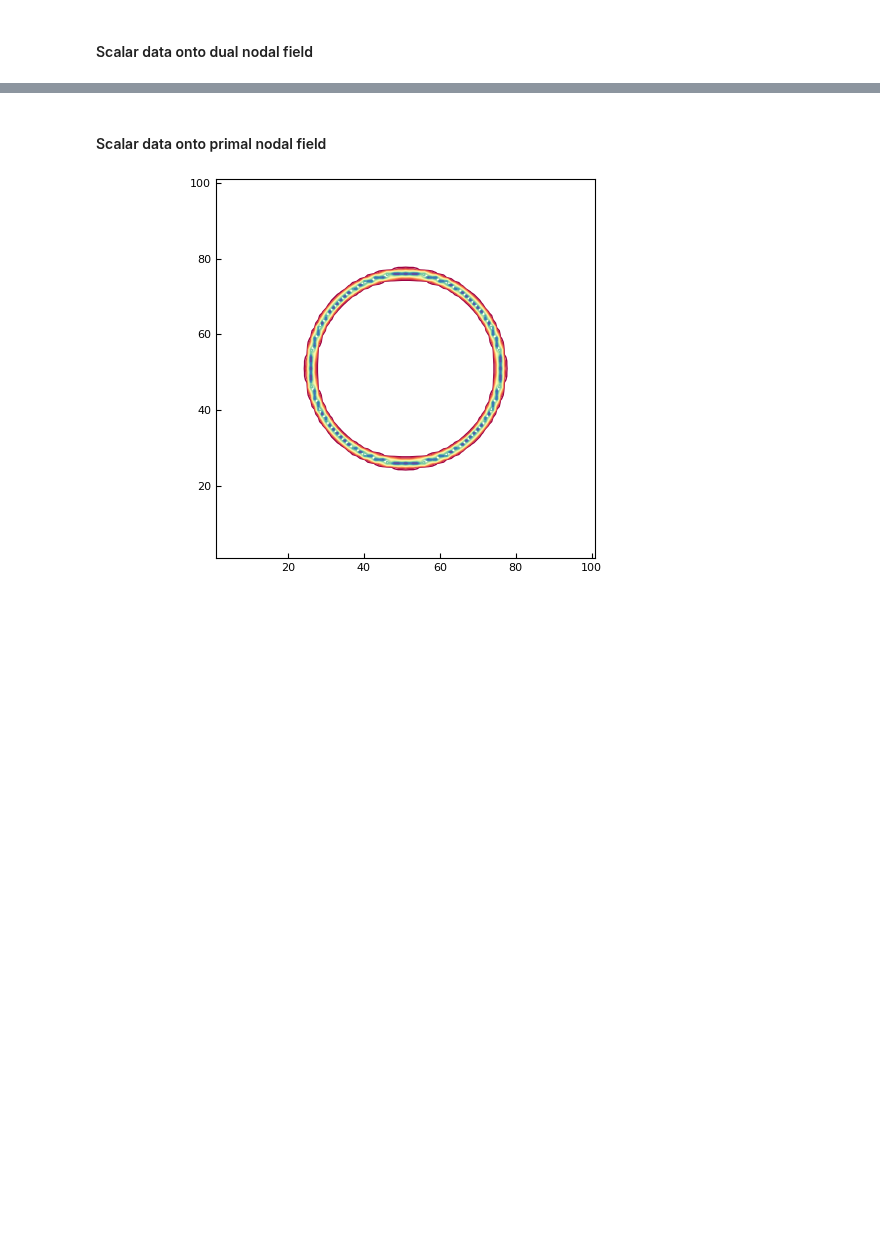
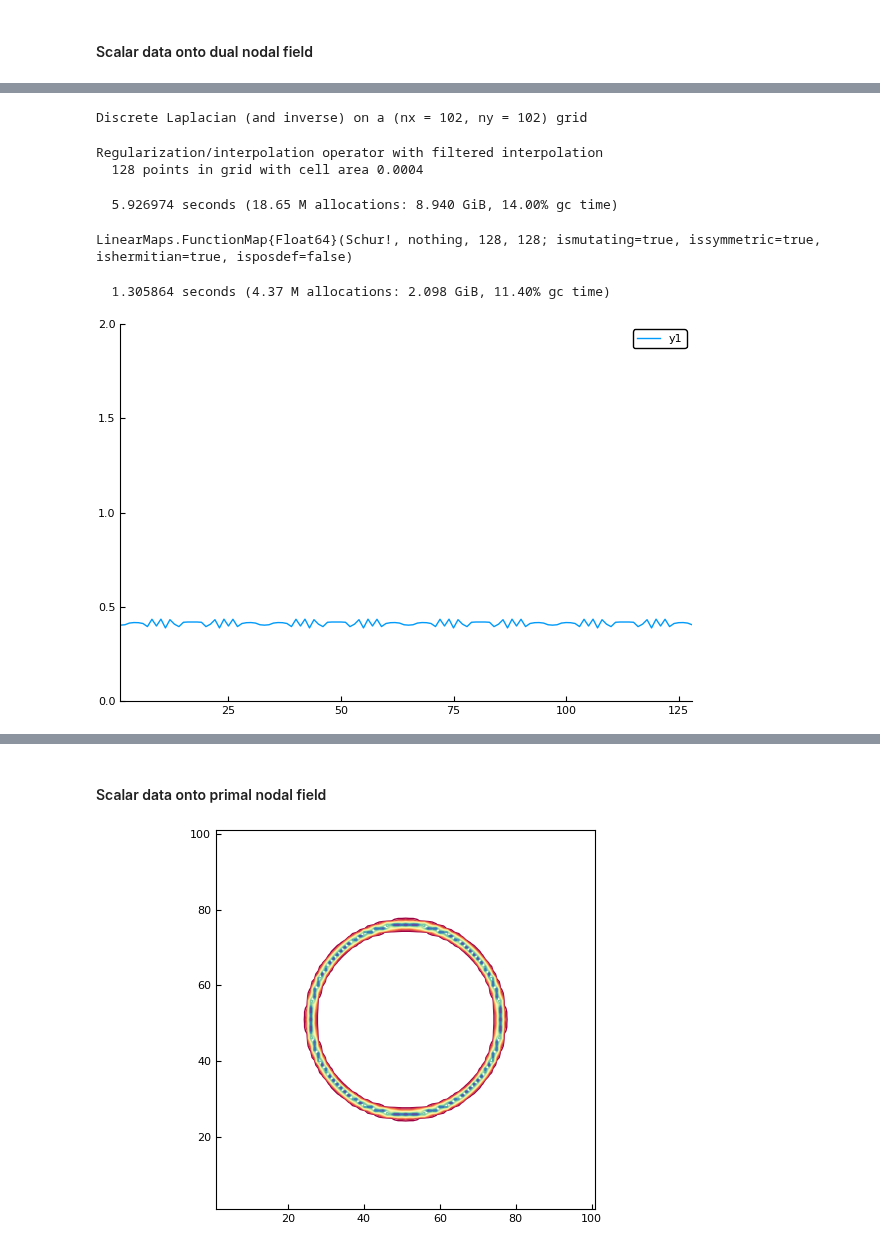
Before and after one commit to JuliaIBPM/ViscousFlow.jl, a Jupyter notebook: examples/Testing the LGF.ipynb, the cells around one changed output, grey strips where cells are left out. Saved outputs shown, nothing was run; the diff lists cells and outputs as text; code cells hidden in the pictures; blank space fills up the shorter version.

```diff
--- a/examples/Testing the LGF.ipynb
+++ b/examples/Testing the LGF.ipynb
@@ -135,0 +148,21 @@ g[1:10]
+# %%
+L = Laplacian(size(w),with_inverse=true)
+# %% [output]
+Discrete Laplacian (and inverse) on a (nx = 102, ny = 102) grid
+# %%
+H = Regularize(X,dx;ddftype=Fields.Roma,weights=dx*dx)
+H̃ = Regularize(X,dx;ddftype=Fields.Roma,weights=dx*dx,filter=true)
+# %% [output]
+Regularization/interpolation operator with filtered interpolation
+  128 points in grid with cell area 0.0004
+# %%
+Smat = Matrix{Float64}(n,n);
+g = ScalarData(X);
+@time for i in 1:n
+    g[i] = 1.0;
+    H(g,L\H(w,g));
+    Smat[:,i] .= g.data;
+    g .= zeros(g);
+end
+# %% [output]
+  5.926974 seconds (18.65 M allocations: 8.940 GiB, 14.00% gc time)
@@ -135,0 +172,22 @@ g[1:10]
+# %%
+function Schur!(g::Vector{Float64},f::Vector{Float64})
+    w = Nodes(Dual,(nx,ny))
+    tmp = ScalarData(f)
+    H(tmp,L\H(w,tmp))
+    g .= -tmp.data;
+end
+S = LinearMap(Schur!,n;ismutating=true,issymmetric=true)
+# %% [output]
+LinearMaps.FunctionMap{Float64}(Schur!, nothing, 128, 128; ismutating=true, issymmetric=true, ishermitian=true, isposdef=false)
+# %%
+ψb = ones(Float64,n);
+fb = ones(Float64,n);
+@time cg!(fb,S,ψb)
+ftmp = ScalarData(fb)
+H̃(ftmp,H(w,ftmp))
+f1 = -ftmp/ds
+ψ = -(L\H(w,ftmp))
+plot(f1,ylimits=(0,2))
+# %% [output]
+  1.305864 seconds (4.37 M allocations: 2.098 GiB, 11.40% gc time)
+[figure, added]
```
Also changed, not shown: parts of 23 cells of this notebook, 3 other files.
